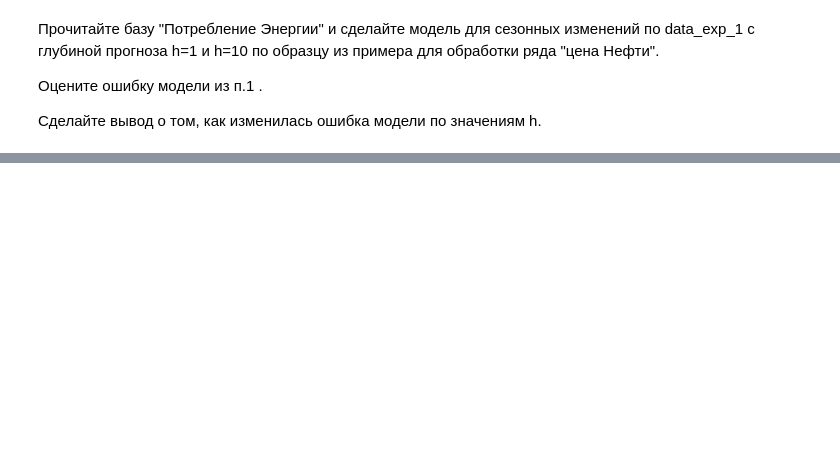
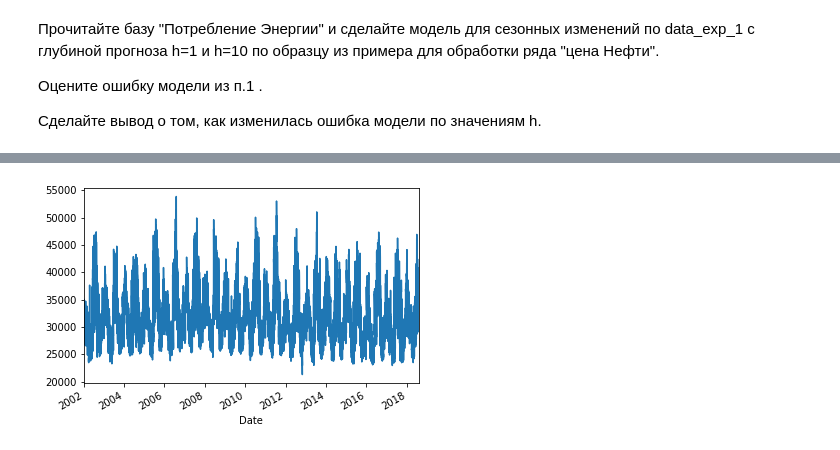
Before and after one commit to Svetorus/Time-Series, a Jupyter notebook: TS_2.ipynb, the cells around one changed output, grey strips where cells are left out. Drawn from its saved outputs; the diff is of its cells as text; code cells hidden in the pictures; blank space fills up the shorter version.

```diff
--- a/TS_2.ipynb
+++ b/TS_2.ipynb
@@ -224,0 +45,8 @@ print('ошибка градиентного бустинга :  ', er_g, '%')
+# %%
+df = pd.DataFrame({'0': exponential_smoothing(pjme_time, 0.05)},
+                  index=pjme_time.index)
+
+df['0'].plot()
+plt.show()
+# %% [output]
+[figure, added]
```
Also changed, not shown: parts of 39 cells of this notebook.
